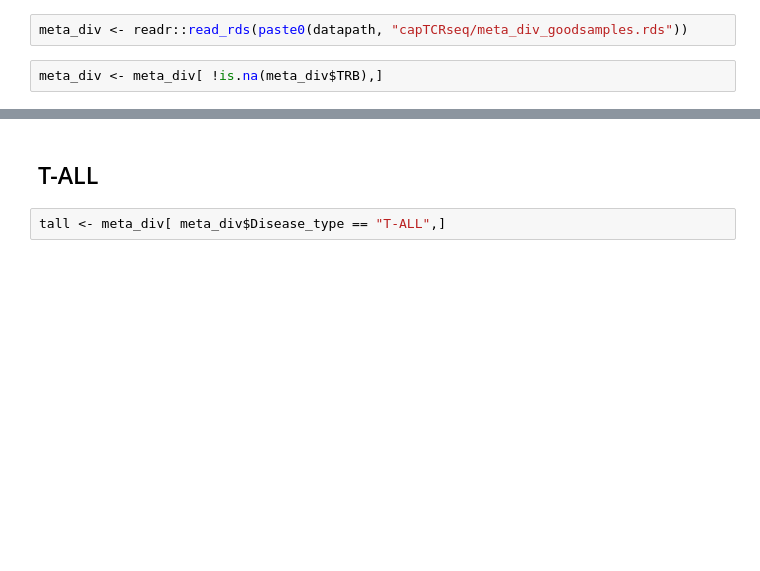
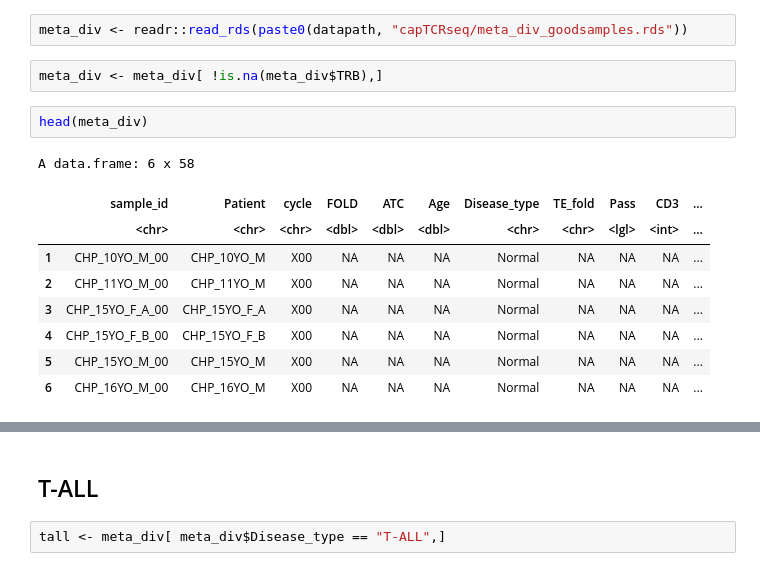
Before and after one commit to pughlab/ped_CapTCRseq, a Jupyter notebook: notebooks/Clonetrack.ipynb, the cells around one changed output, grey strips where cells are left out. Saved outputs shown, nothing was run; the diff lists cells and outputs as text; blank space fills up the shorter version.

```diff
--- a/notebooks/Clonetrack.ipynb
+++ b/notebooks/Clonetrack.ipynb
@@ -50,3 +52,15 @@ h4hpath <- "/Users/anabbi/Desktop/H4H/INTERCEPT/"
 meta_div <- readr::read_rds(paste0(datapath, "capTCRseq/meta_div_goodsamples.rds"))
 # %%
 meta_div <- meta_div[ !is.na(meta_div$TRB),]
+# %%
+head(meta_div)
+# %% [output]
+A data.frame: 6 x 58
+|  | sample_id | Patient | cycle | FOLD | ATC | Age | Disease_type | TE_fold | Pass | CD3 | ... |
+|  | <chr> | <chr> | <chr> | <dbl> | <dbl> | <dbl> | <chr> | <chr> | <lgl> | <int> | ... |
+| 1 | CHP_10YO_M_00 | CHP_10YO_M | X00 | NA | NA | NA | Normal | NA | NA | NA | ... |
+| 2 | CHP_11YO_M_00 | CHP_11YO_M | X00 | NA | NA | NA | Normal | NA | NA | NA | ... |
+| 3 | CHP_15YO_F_A_00 | CHP_15YO_F_A | X00 | NA | NA | NA | Normal | NA | NA | NA | ... |
+| 4 | CHP_15YO_F_B_00 | CHP_15YO_F_B | X00 | NA | NA | NA | Normal | NA | NA | NA | ... |
+| 5 | CHP_15YO_M_00 | CHP_15YO_M | X00 | NA | NA | NA | Normal | NA | NA | NA | ... |
+| 6 | CHP_16YO_M_00 | CHP_16YO_M | X00 | NA | NA | NA | Normal | NA | NA | NA | ... |
```
Also changed, not shown: parts of 15 cells of this notebook, 13 other files.
